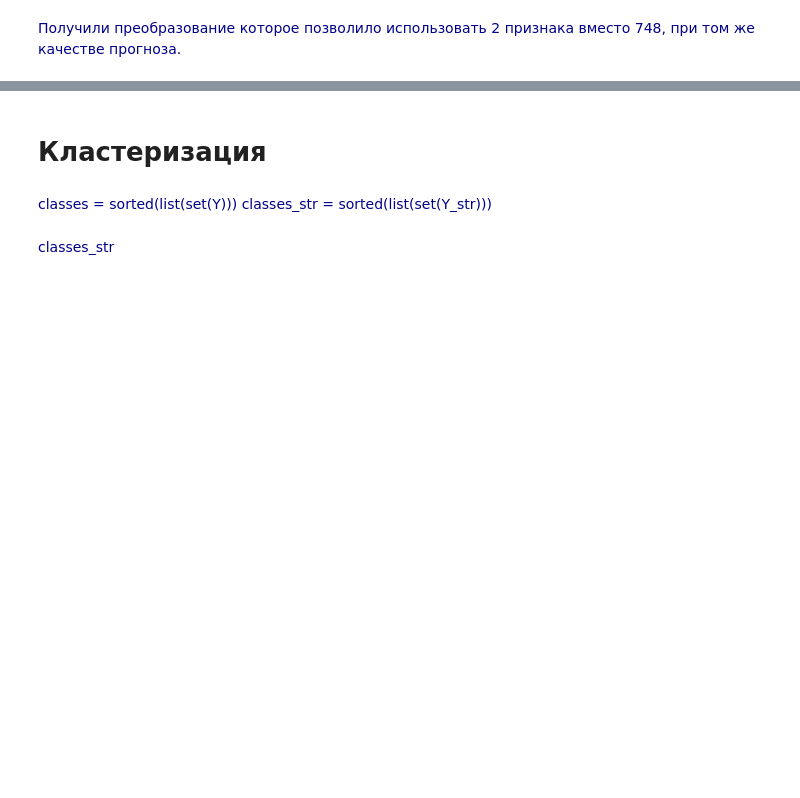
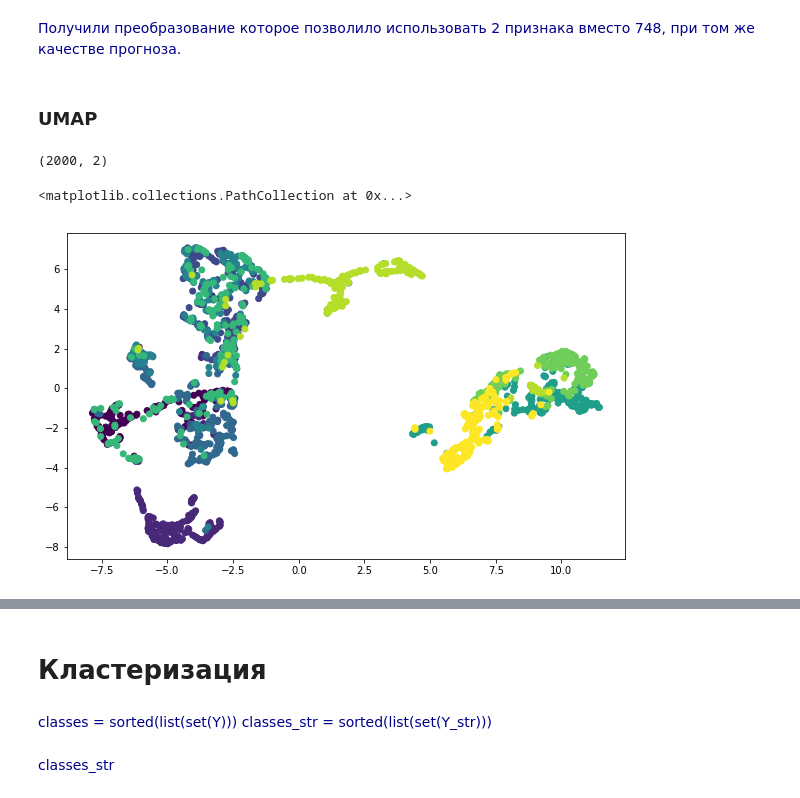
Before and after one commit to Lasmera/ML-Practice, a Jupyter notebook: p-Clusterization/p-MNIST-Fashion.ipynb, the cells around one changed output, grey strips where cells are left out. Saved outputs shown, nothing was run; the diff lists cells and outputs as text; code cells hidden in the pictures; blank space fills up the shorter version.

Commit message:
Add dimension reduction technique called UMAP (#30254)

```diff
--- a/p-Clusterization/p-MNIST-Fashion.ipynb
+++ b/p-Clusterization/p-MNIST-Fashion.ipynb
@@ -327,3 +328,5 @@ weighted avg       0.84      0.83      0.83      2000
 Accuracy 0.83
 # %% [markdown]
 <font color=darkblue>Получили преобразование которое позволило использовать 2 признака вместо 748, при том же качестве прогноза.</font>
+# %% [markdown]
+### UMAP
@@ -329,0 +335,13 @@ Accuracy 0.83
+# %%
+umapp = umap.UMAP(n_neighbors=5, min_dist=0.1, metric="euclidean", n_components=2)
+data_2d_umap = umapp.fit_transform(X)
+# %%
+data_2d_umap.shape
+# %% [output]
+(2000, 2)
+# %%
+pylab.figure(figsize = (10, 6))
+pylab.scatter(data_2d_umap[:, 0], data_2d_umap[:, 1], c = Y)
+# %% [output]
+<matplotlib.collections.PathCollection at 0x...>
+[figure, added]
```
Also changed, not shown: parts of 12 cells of this notebook.
